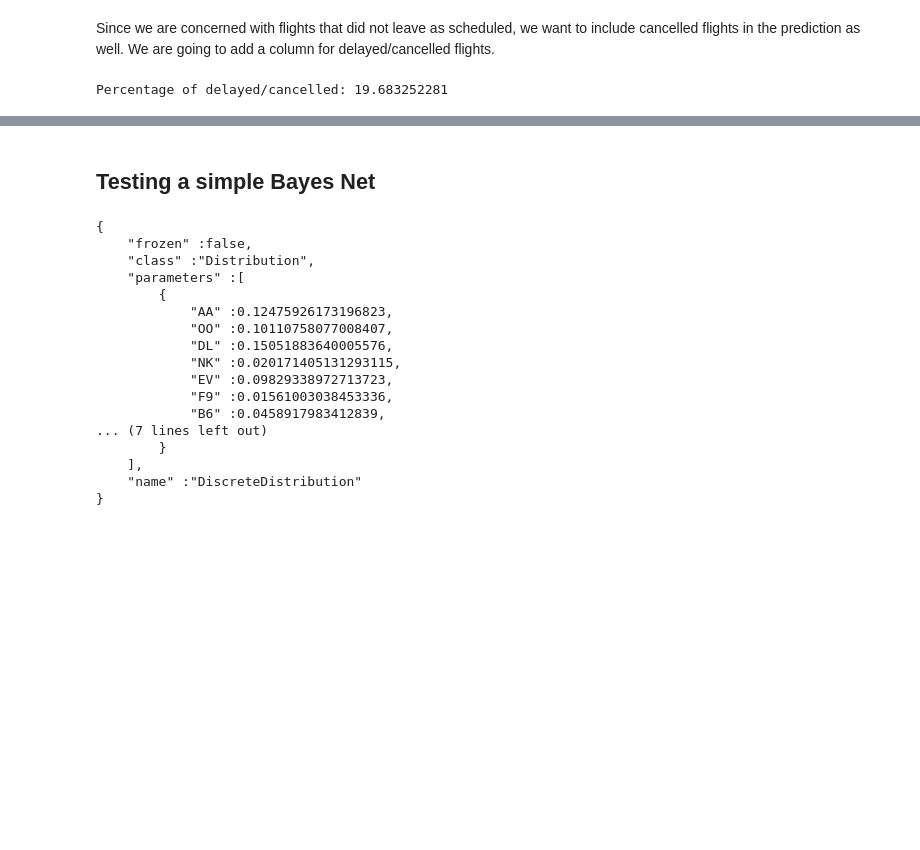
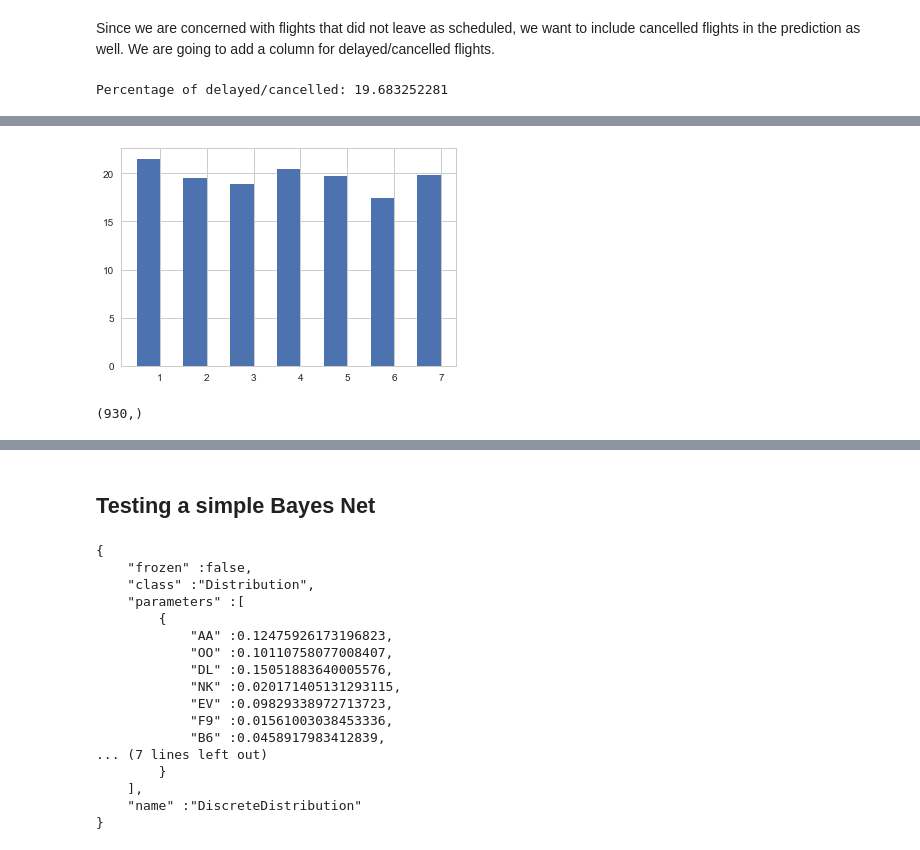
Before and after one commit to nnvutisa/flight_delay, a Jupyter notebook: flight_delay.ipynb, the cells around one changed output, grey strips where cells are left out. Drawn from its saved outputs; the diff is of its cells as text; code cells hidden in the pictures; blank space fills up the shorter version.

```diff
--- a/flight_delay.ipynb
+++ b/flight_delay.ipynb
@@ -113,0 +146,8 @@ Percentage of delayed/cancelled: 19.683252281
+# %%
+plot_pcdelayed('DAY_OF_WEEK')
+# %% [output]
+[figure, added]
+# %%
+data['ORIGIN_AIRPORT'].unique().shape
+# %% [output]
+(930,)
```
Also changed, not shown: parts of 9 cells of this notebook, 1 other file.
